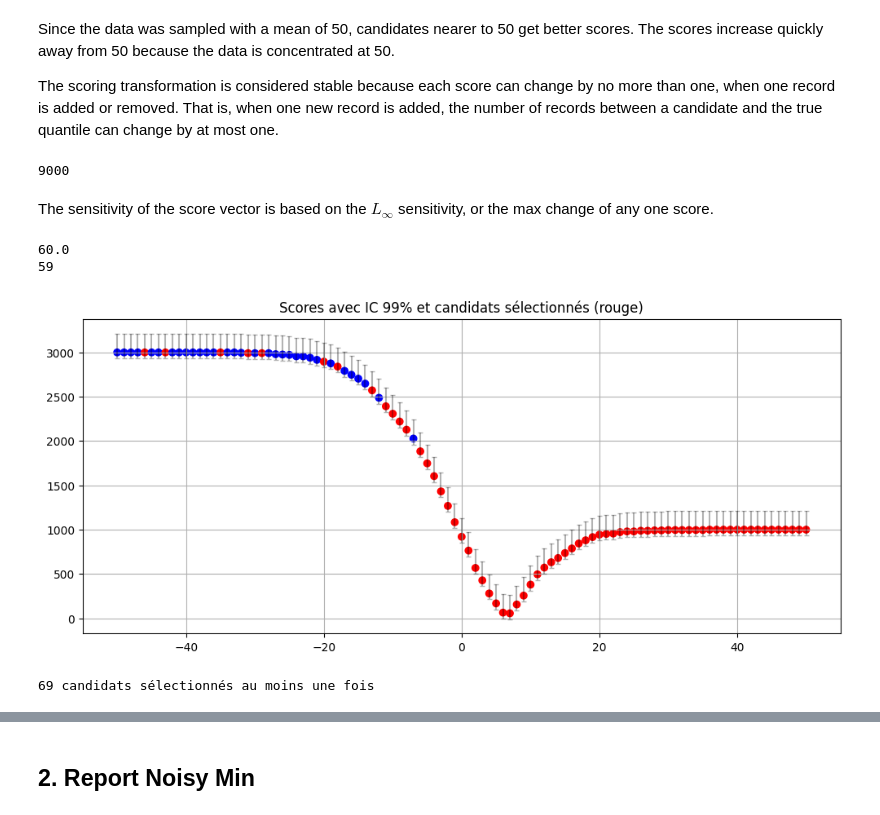
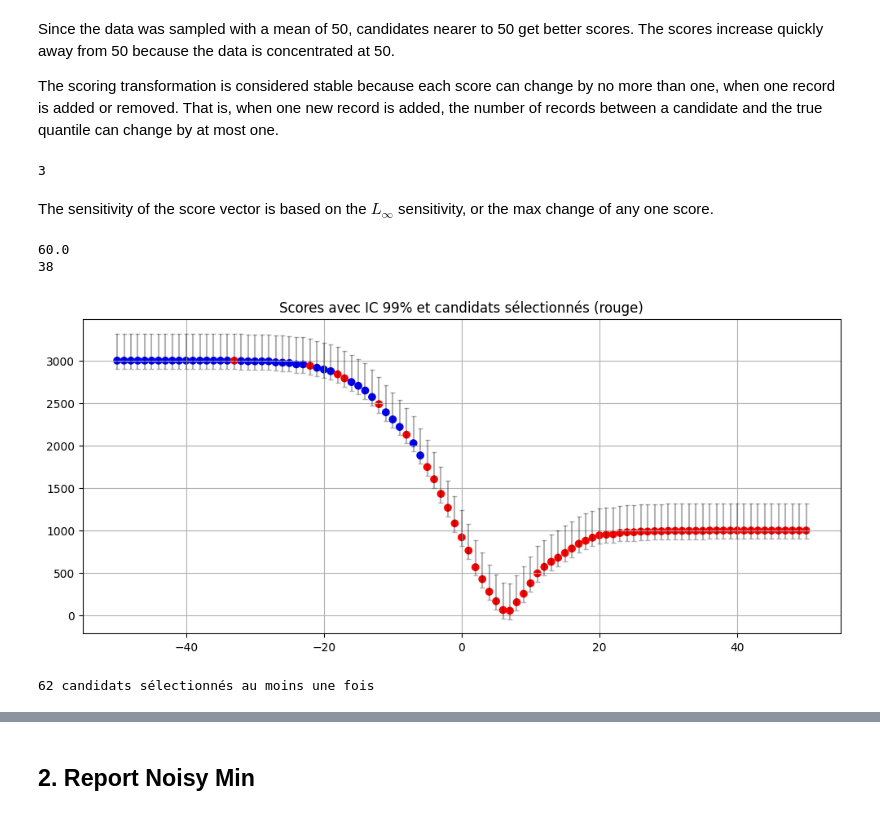
Before and after one commit to InseeFrLab/diff-privacy-OpenDP, a Jupyter notebook: intro_opendp/exponential-mechanism-quantiles.ipynb, the cells around one changed output, grey strips where cells are left out. Saved outputs shown, nothing was run; the diff lists cells and outputs as text; code cells hidden in the pictures.

```diff
--- a/intro_opendp/exponential-mechanism-quantiles.ipynb
+++ b/intro_opendp/exponential-mechanism-quantiles.ipynb
@@ -159,21 +173,21 @@ np.random.seed(123)
 data = np.random.normal(scale=10, size=1000)
 
 list_alpha = [0, 0.2, 0.5, 0.75]
-list_sensibilite = [1, 8000, 1, 2]
+list_sensibilite = [1, 8000, 1, 3]
 candidates = np.linspace(-50, 50, 101).tolist()
-epsilon = 0.1
+epsilon = 0.1 # eq écart type 10 pour comptage
 
 fig, axs = plt.subplots(2, 2, figsize=(12, 10))
 
 for i, ax in enumerate(axs.flat):
     # Score pour alpha courant
-    t_median_scores = dp.t.make_quantile_score_candidates(
+    quantile_scores = dp.t.make_quantile_score_candidates(
         dp.vector_domain(dp.atom_domain(T=float, nan=False)),
         dp.symmetric_distance(),
         candidates,
         alpha=list_alpha[i])
 
-    scores = t_median_scores(data)
+    scores = quantile_scores(data)
     low_q, high_q = gumbel_r.ppf([0.005, 0.995], loc=0, scale=2 * list_sensibilite[i] / epsilon)
 
     lower = scores + low_q
@@ -217,7 +231,7 @@ np.random.seed(123)
 
 data = np.random.normal(scale=10, size=1000)
 alpha = 0.75
-list_sensibilite = [1, 7500]
+list_sensibilite = [3, 7500]
 candidates = np.linspace(-50, 50, 101).tolist()
 epsilon = 0.1
 
@@ -227,16 +241,16 @@ for i, ax in enumerate(axs.flat):
 
     if i == 0:
         # Score pour alpha courant
-        t_median_scores = dp.t.make_quantile_score_candidates(
+        quantile_scores = dp.t.make_quantile_score_candidates(
             dp.vector_domain(dp.atom_domain(T=float, nan=False)),
             dp.symmetric_distance(),
             candidates,
             alpha=alpha)
 
-        scores = t_median_scores(data)
+        scores = quantile_scores(data)
 
     else :
-        scores = manual_quantile_score(data, candidates, alpha_num = 7500, alpha_denum=10000)
+        scores = manual_quantile_score(data, candidates, alpha=alpha, et_si=True)
 
     low_q, high_q = gumbel_r.ppf([0.005, 0.995], loc=0, scale=2 * list_sensibilite[i] / epsilon)
 
@@ -310,9 +294,9 @@ The scores increase quickly away from 50 because the data is concentrated at 50.
 The scoring transformation is considered stable because each score can change by no more than one, when one record is added or removed.
 That is, when one new record is added, the number of records between a candidate and the true quantile can change by at most one.
 # %%
-t_median_scores.map(d_in=1)
+quantile_scores.map(d_in=1)
 # %% [output]
-9000
+3
 # %% [markdown]
 The sensitivity of the score vector is based on the $L_\infty$ sensitivity, or the max change of any one score.
 # %%
@@ -344,13 +328,13 @@ quantile = space >> dp.m.then_private_quantile(
 
 list_values = []
 
-for i in range(500):
+for i in range(100):
     list_values.append(quantile(data))
 
 print(len(set(list_values)))
 # %% [output]
 60.0
-59
+38
 # %%
 from collections import Counter
 import matplotlib.pyplot as plt
@@ -365,16 +349,16 @@ data = np.random.normal(scale=10, size=1000)
 candidates = np.linspace(-50, 50, 101).tolist()
 alpha = 0.75
 epsilon = 0.1
-sensibilite = 2
+sensibilite = 3
 
 # Score non bruité
-t_median_scores = dp.t.make_quantile_score_candidates(
+quantile_scores = dp.t.make_quantile_score_candidates(
     dp.vector_domain(dp.atom_domain(T=float, nan=False)),
     dp.symmetric_distance(),
     candidates,
     alpha=alpha)
 
-scores = t_median_scores(data)
+scores = quantile_scores(data)
 
 # IC à 99 %
 low_q, high_q = gumbel_r.ppf([0.005, 0.995], loc=0, scale=2 * sensibilite / epsilon)
@@ -392,33 +376,33 @@ scale = dp.binary_search_param(
     d_in=1, d_out=epsilon)
 
 quantile = space >> dp.m.then_private_quantile(
     candidates=candidates,
     alpha=alpha,
     scale=scale
 )
 
 # Simulation
 N = 1000
 samples = [quantile(data) for _ in range(N)]
 counter = Counter(samples)
 
 # Tracé
 fig, ax = plt.subplots(figsize=(12, 5))
 
 # Couleurs selon fréquence
 colors = ['red' if counter[c] > 0 else 'blue' for c in candidates]
 
 # Plot
 ax.scatter(candidates, scores, c=colors)
 ax.errorbar(candidates, scores, yerr=[scores - lower, upper - scores],
             fmt='none', capsize=2, color='black', alpha=0.3)
 ax.set_title("Scores avec IC 99% et candidats sélectionnés (rouge)")
 ax.grid(True)
 
 plt.show()
 
 print(f"{len(counter)} candidats sélectionnés au moins une fois")
 # %% [output]
-[figure, old version]
+[figure, new version]
-69 candidats sélectionnés au moins une fois
+62 candidats sélectionnés au moins une fois
 # %%
```
Also changed, not shown: parts of 13 cells of this notebook, 1 other file.
